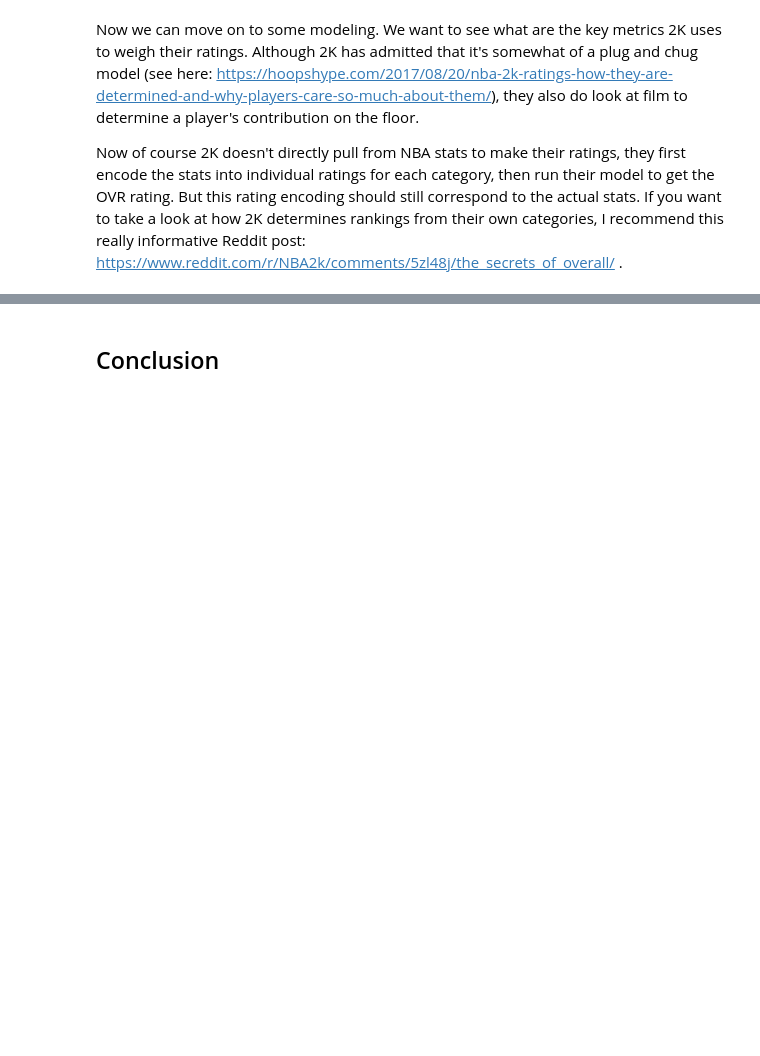
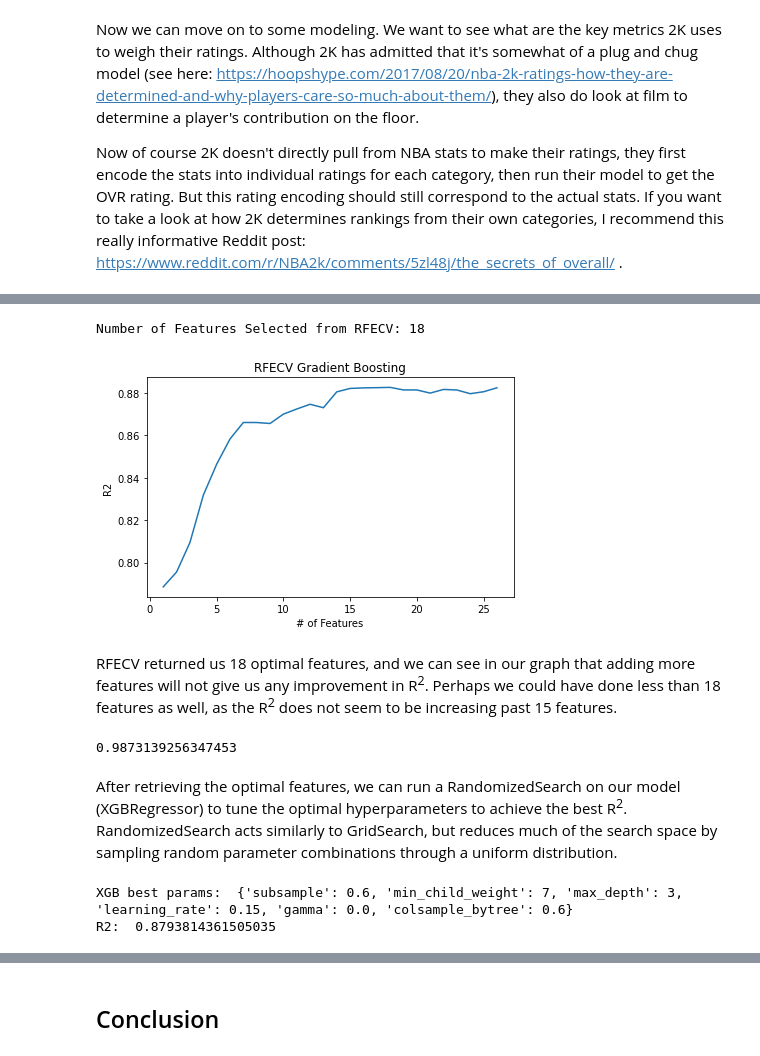
Before and after one commit to willyiamyu/nba2k_analysis, a Jupyter notebook: nba.ipynb, the cells around one changed output, grey strips where cells are left out. Drawn from its saved outputs; the diff is of its cells as text; code cells hidden in the pictures; blank space fills up the shorter version.

Commit message:
update modeling and description

```diff
--- a/nba.ipynb
+++ b/nba.ipynb
@@ -174,9 +206,0 @@ We can start by using Recursive Feature Elimination (RFE), which will find the o
-# %%
-rfe = RFECV(GradientBoostingRegressor(random_state=0), cv=KFold(10), scoring='r2')
-rfe.fit(X, y)
-print('Number of Features Selected from RFECV:',  rfe.n_features_)
-plt.plot(range(1, len(rfe.grid_scores_) + 1), rfe.grid_scores_)
-plt.ylabel('R2')
-plt.xlabel('# of Features')
-plt.title('RFECV Gradient Boosting')
-plt.tight_layout()
@@ -270,0 +207,2 @@ Interestingly enough, both models indicated that `FG%` was not a big factor in d
+# %%
+X_train, X_test, y_train, y_test = train_test_split(X, y, random_state=0)
@@ -270,0 +211,43 @@ Interestingly enough, both models indicated that `FG%` was not a big factor in d
+# %%
+rfe = RFECV(GradientBoostingRegressor(random_state=0, max_depth=3, subsample=0.8), cv=KFold(10), scoring='r2')
+rfe.fit(X_train, y_train)
+print('Number of Features Selected from RFECV:',  rfe.n_features_)
+plt.plot(range(1, len(rfe.grid_scores_) + 1), rfe.grid_scores_)
+plt.ylabel('R2')
+plt.xlabel('# of Features')
+plt.title('RFECV Gradient Boosting')
+plt.tight_layout()
+# %% [output]
+Number of Features Selected from RFECV: 18
+[figure, added]
+# %% [markdown]
+RFECV returned us 18 optimal features, and we can see in our graph that adding more features will not give us any improvement in R<sup>2</sup>. Perhaps we could have done less than 18 features as well, as the R<sup>2</sup> does not seem to be increasing past 15 features.
+# %%
+# subset feature set to RFE features
+X_train = X_train.loc[:, rfe.support_]
+X_test = X_test.loc[:, rfe.support_]
+# drop FGM
+X_train.drop(['FGM'], axis=1, inplace=True)
+X_test.drop(['FGM'], axis=1, inplace=True)
+# X_train.drop(['PTS'], axis=1, inplace=True)
+# X_test.drop(['PTS'], axis=1, inplace=True)
+# X_train, X_test, y_train, y_test = train_test_split(X_subset, y, random_state=0)
+# %% [output]
+0.9873139256347453
+# %% [markdown]
+After retrieving the optimal features, we can run a RandomizedSearch on our model (XGBRegressor) to tune the optimal hyperparameters to achieve the best R<sup>2</sup>. RandomizedSearch acts similarly to GridSearch, but reduces much of the search space by sampling random parameter combinations through a uniform distribution.
+# %%
+xgb_param_grid = {"learning_rate": [0.05, 0.10, 0.15, 0.20, 0.25, 0.30 ] ,
+                  "max_depth": [ 3, 4, 5, 6, 8, 10, 12, 15],
+                  "min_child_weight": [ 1, 3, 5, 7 ], 'subsample': [0.6, 0.7, 0.8, 0.9],
+                  'colsample_bytree': [0.3, 0.4, 0.5, 0.6, 0.7, 0.8],
+                  "gamma": [ 0.0, 0.1, 0.2 , 0.3, 0.4 ]}
+xgb_pipe = (XGBRegressor(random_state=0))
+xgb_grid = RandomizedSearchCV(xgb_pipe, xgb_param_grid, scoring='r2')
+xgb_grid.fit(X_train, y_train)
+print('XGB best params: ', xgb_grid.best_params_)
+print('R2: ', xgb_grid.score(X_test, y_test))
+y_pred_xgb = xgb_grid.predict(X_test)
+# %% [output]
+XGB best params:  {'subsample': 0.6, 'min_child_weight': 7, 'max_depth': 3, 'learning_rate': 0.15, 'gamma': 0.0, 'colsample_bytree': 0.6}
+R2:  0.8793814361505035
```
Also changed, not shown: parts of 36 cells of this notebook.
